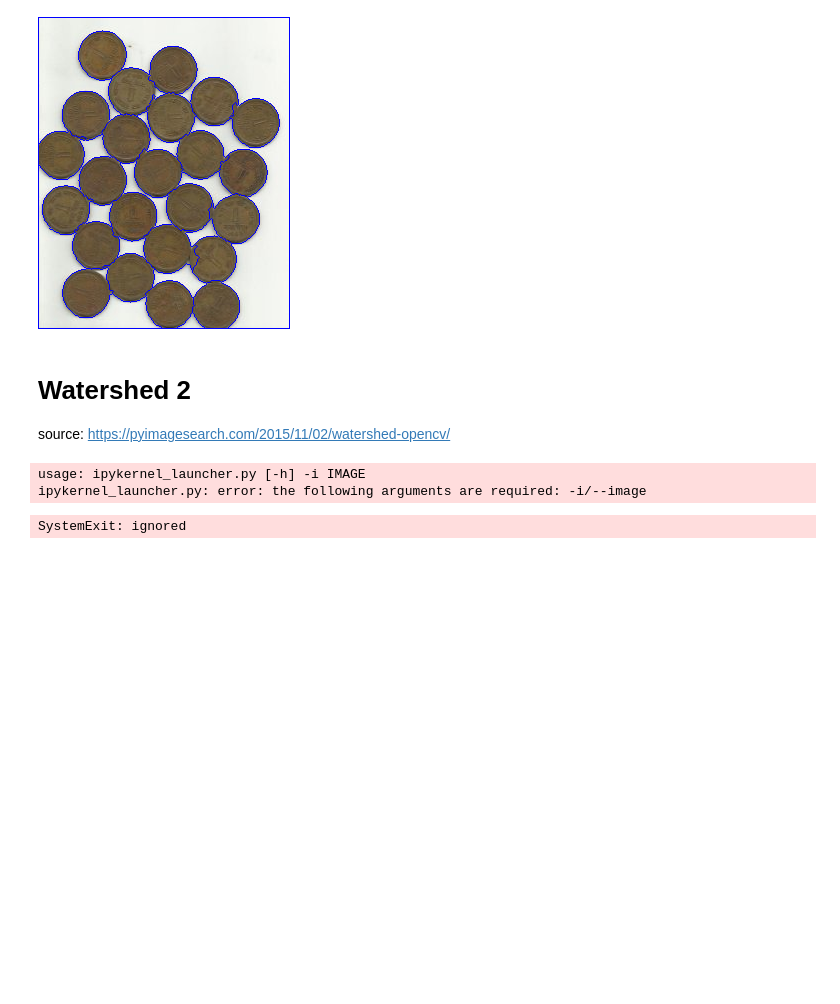
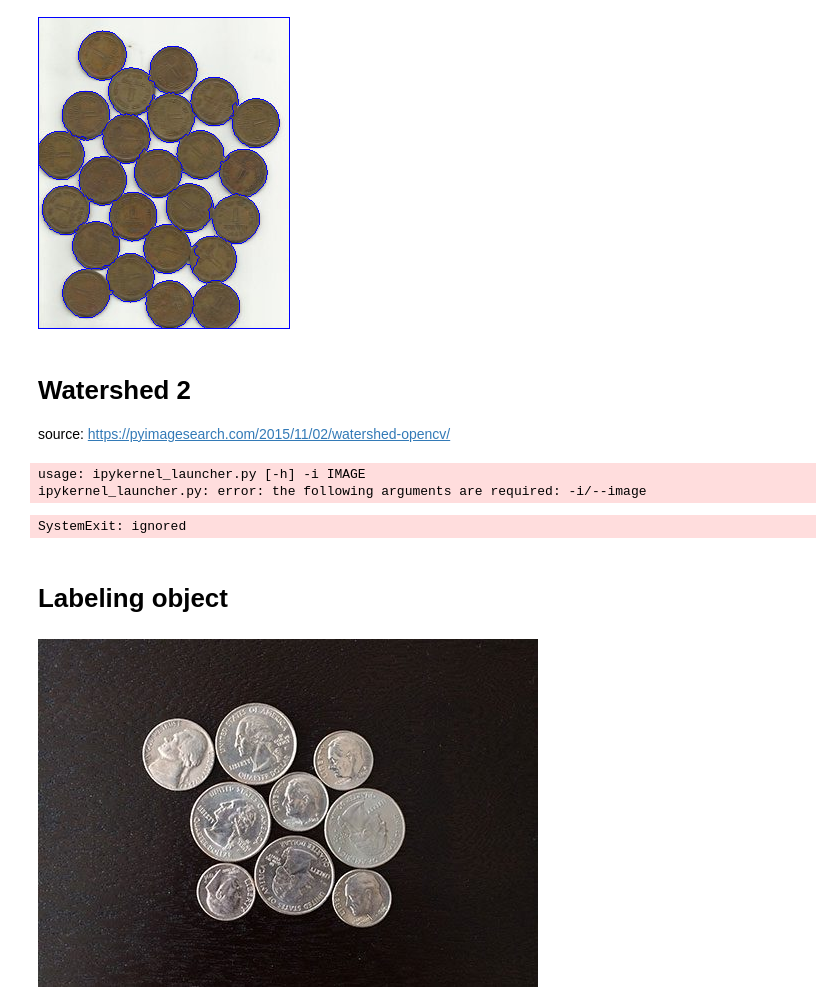
Before and after one commit to Alexanderdivv/my-libOnPython, a Jupyter notebook: introOpenCv+Watershed.ipynb, the cells around one changed output. Cells and saved outputs as stored; diff of their text form; code cells hidden in the pictures; blank space fills up the shorter version.

Commit message:
Labeling image

```diff
--- a/introOpenCv+Watershed.ipynb
+++ b/introOpenCv+Watershed.ipynb
@@ -143,3 +143,5 @@ args = vars(ap.parse_args())
 usage: ipykernel_launcher.py [-h] -i IMAGE
 ipykernel_launcher.py: error: the following arguments are required: -i/--image
 SystemExit: ignored
+# %% [markdown]
+# Labeling object
@@ -145,0 +155,5 @@ SystemExit: ignored
+# %%
+image = cv2.imread("1.jpg")
+cv2_imshow(image)
+# %% [output]
+[figure, added]
```
Also changed, not shown: parts of 8 cells of this notebook.
